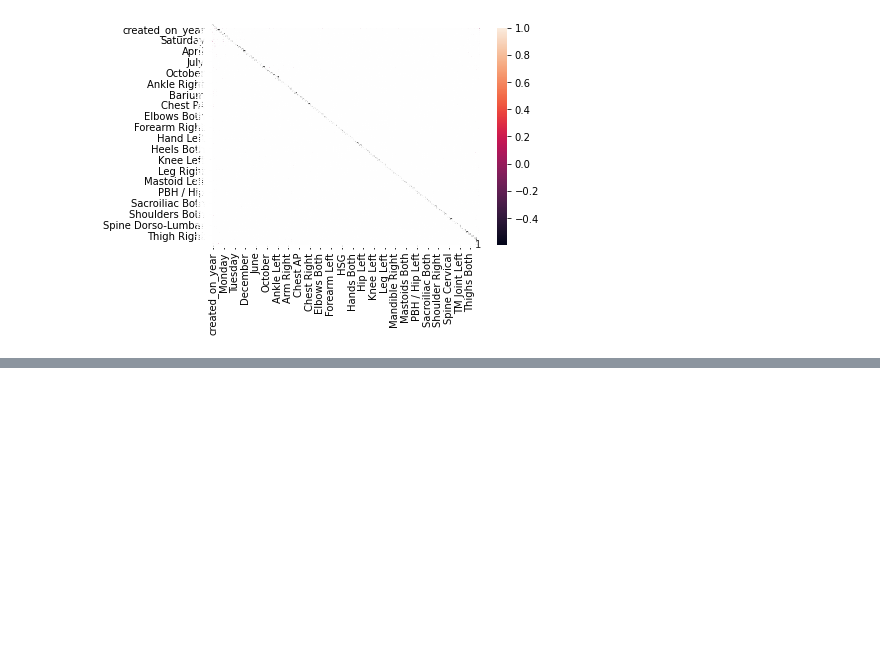
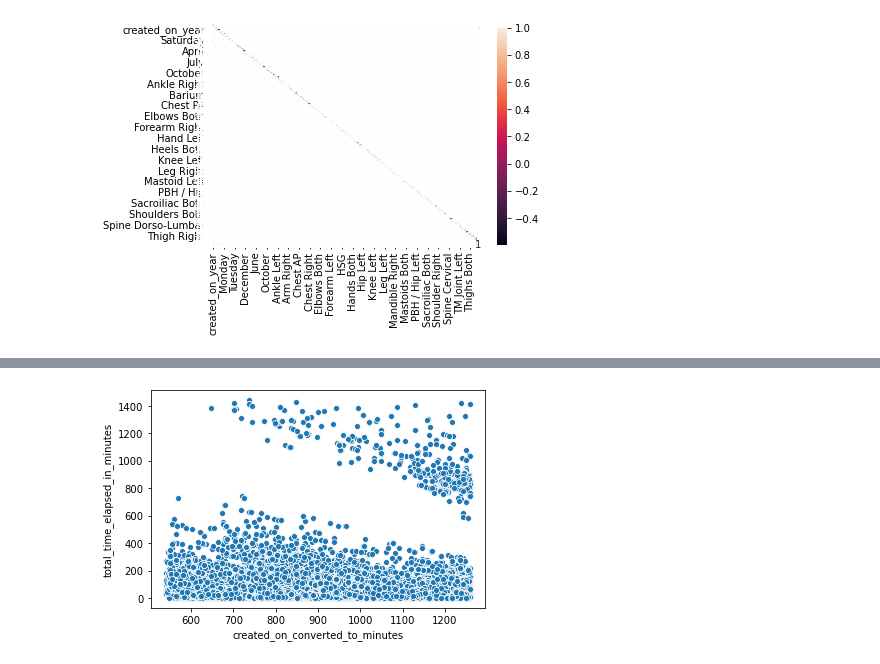
Before and after one commit to vishalkashyap95/DataAnalyst_Internship_learning, a Jupyter notebook: final_findings/predict_time_with_xray_type.ipynb, the cells around one changed output, grey strips where cells are left out. Saved outputs shown, nothing was run; the diff lists cells and outputs as text; code cells hidden in the pictures; blank space fills up the shorter version.

```diff
--- a/final_findings/predict_time_with_xray_type.ipynb
+++ b/final_findings/predict_time_with_xray_type.ipynb
@@ -1055,0 +1078,5 @@ pd.DataFrame({"Actual test" : y_test,"Predicted value" :include_all_feature_pred
+# %%
+one_ft_with_created_on_in_min = final_df.loc[:,['created_on_converted_to_minutes','total_time_elapsed_in_minutes']]
+one_ft_with_created_on_in_min = one_ft_with_created_on_in_min[one_ft_with_created_on_in_min.total_time_elapsed_in_minutes<=1440]
+final_one_ft_with_created_on_in_min = one_ft_with_created_on_in_min[(one_ft_with_created_on_in_min.created_on_converted_to_minutes >= 540) & (one_ft_with_created_on_in_min.created_on_converted_to_minutes <= 1260)]
+final_one_ft_with_created_on_in_min
@@ -1055,0 +1097,30 @@ pd.DataFrame({"Actual test" : y_test,"Predicted value" :include_all_feature_pred
+# %%
+def create_bins(time_in_minutes):
+    if time_in_minutes < 540:
+        return "Created before 9"
+    elif time_in_minutes < 600:
+        return "Created between 9-10"
+    elif time_in_minutes < 660:
+        return "Created between 10-11"
+    elif time_in_minutes < 720:
+        return "Created between 11-12"
+    elif time_in_minutes < 780:
+        return "Created between 12-13"
+    elif time_in_minutes < 840:
+        return "Created between 13-14"
+    elif time_in_minutes < 900:
+        return "Created between 14-15"
+    elif time_in_minutes < 960:
+        return "Created between 15-16"
+    elif time_in_minutes < 1020:
+        return "Created between 16-17"
+    elif time_in_minutes < 1080:
+        return "Created between 17-18"
+    elif time_in_minutes < 1140:
+        return "Created between 18-19"
+    elif time_in_minutes < 1200:
+        return "Created between 19-20"
+    elif time_in_minutes <= 1260:
+        return "Created between 20-21"
+    else:
+        return "Created after 21"
@@ -1055,0 +1131,2 @@ pd.DataFrame({"Actual test" : y_test,"Predicted value" :include_all_feature_pred
+# %%
+final_one_ft_with_created_on_in_min.insert(1,column='created_on_bins',value=final_one_ft_with_created_on_in_min.created_on_converted_to_minutes.apply(create_bins))
@@ -1055,0 +1149,3 @@ pd.DataFrame({"Actual test" : y_test,"Predicted value" :include_all_feature_pred
+# %%
+sns.scatterplot(final_one_ft_with_created_on_in_min.created_on_converted_to_minutes,y=final_one_ft_with_created_on_in_min.total_time_elapsed_in_minutes)
+# %% [output]
@@ -1055,0 +1153 @@ pd.DataFrame({"Actual test" : y_test,"Predicted value" :include_all_feature_pred
+[figure, added]
```
Also changed, not shown: parts of 74 cells of this notebook, 11 other files.
